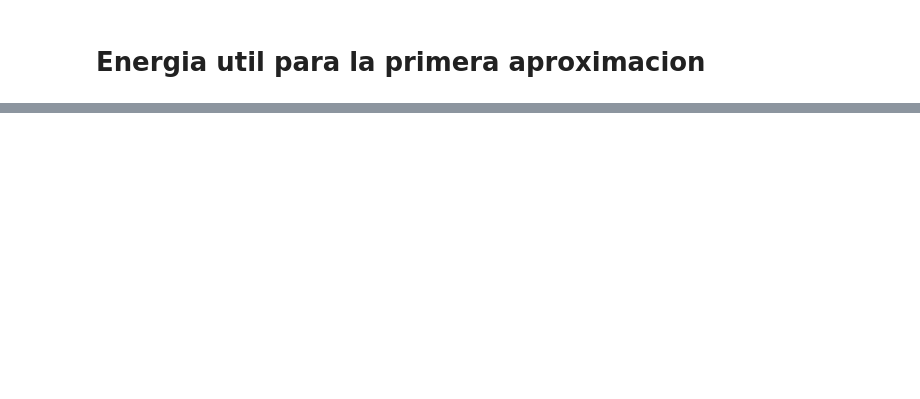
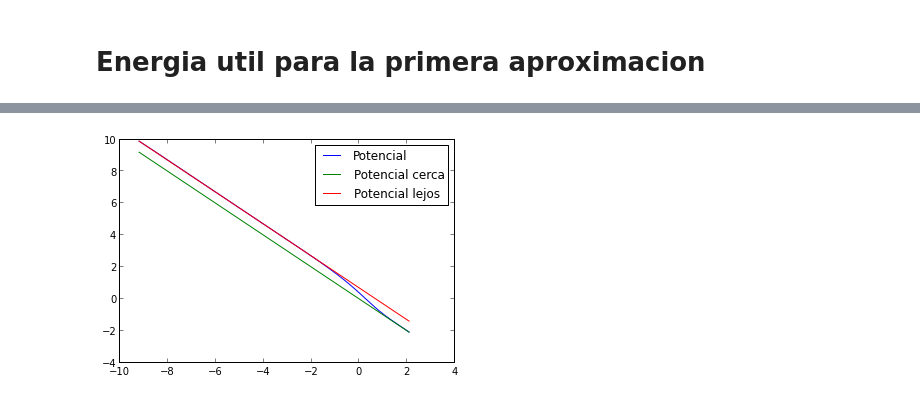
Before and after one commit to daniel-lozano/Atomica, a Jupyter notebook: Atomo_de_Helio.ipynb, the cells around one changed output, grey strips where cells are left out. Cells and saved outputs as stored; diff of their text form; code cells hidden in the pictures; blank space fills up the shorter version.

```diff
--- a/Atomo_de_Helio.ipynb
+++ b/Atomo_de_Helio.ipynb
@@ -161,0 +212,3 @@ plot(U,probaNor)
+# %%
+Po_2=np.zeros([Umax,1],dtype=float)
+Eo1=-Eo
@@ -161,0 +217,8 @@ plot(U,probaNor)
+# %%
+Po_2[0]=-20000
+#Po_2[0]=-2000
+"""
+se toma a K=1 y se cuadran las constantes a mano con la grafica del potencial
+"""
+k=1
+e=1
@@ -161,0 +232,12 @@ plot(U,probaNor)
+# %%
+plot(log(U),log(-Po_2),label="Potencial")
+
+plot(log(U),log(U**-1),label="Potencial cerca")
+
+plot(log(U),log(2*U**-1),label="Potencial lejos")
+savefig("grafica_logaritmica.pdf")
+legend()
+plt.show()
+plt.close()
+# %% [output]
+[figure, added]
```
Also changed, not shown: parts of 16 cells of this notebook, 4 other files.
